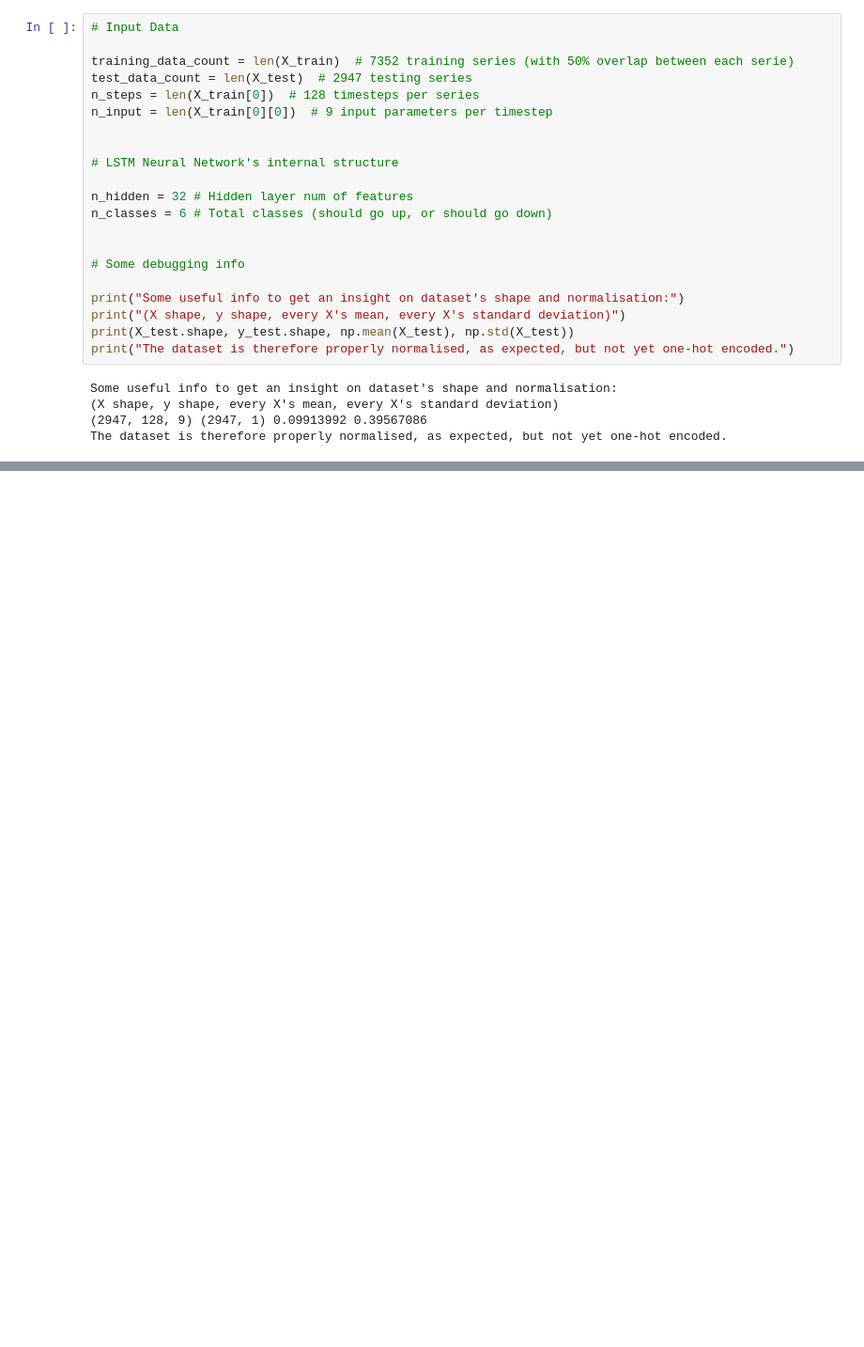
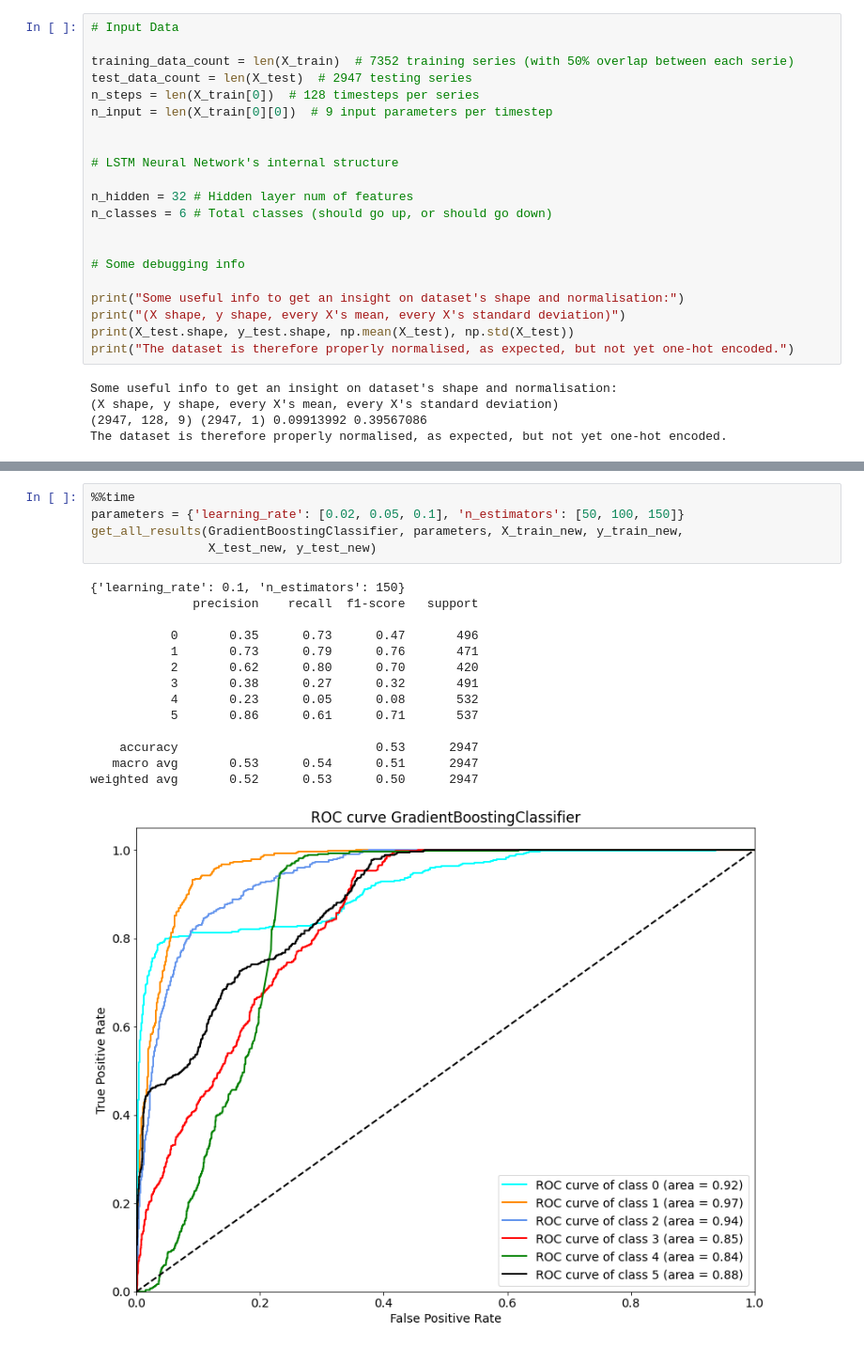
Before and after one commit to igor-yusupov/diploma, a Jupyter notebook: time_series_ssa17.ipynb, the cells around one changed output, grey strips where cells are left out. Shown at 94% size. Cells and saved outputs as stored; diff of their text form; blank space fills up the shorter version.

```diff
--- a/time_series_ssa17.ipynb
+++ b/time_series_ssa17.ipynb
@@ -462,0 +529,20 @@ weighted avg       0.78      0.76      0.76      2947
+# %%
+%%time
+parameters = {'learning_rate': [0.02, 0.05, 0.1], 'n_estimators': [50, 100, 150]}
+get_all_results(GradientBoostingClassifier, parameters, X_train_new, y_train_new,
+                X_test_new, y_test_new)
+# %% [output]
+{'learning_rate': 0.1, 'n_estimators': 150}
+              precision    recall  f1-score   support
+
+           0       0.35      0.73      0.47       496
+           1       0.73      0.79      0.76       471
+           2       0.62      0.80      0.70       420
+           3       0.38      0.27      0.32       491
+           4       0.23      0.05      0.08       532
+           5       0.86      0.61      0.71       537
+
+    accuracy                           0.53      2947
+   macro avg       0.53      0.54      0.51      2947
+weighted avg       0.52      0.53      0.50      2947
+[figure, added]
```
Also changed, not shown: parts of 48 cells of this notebook.
